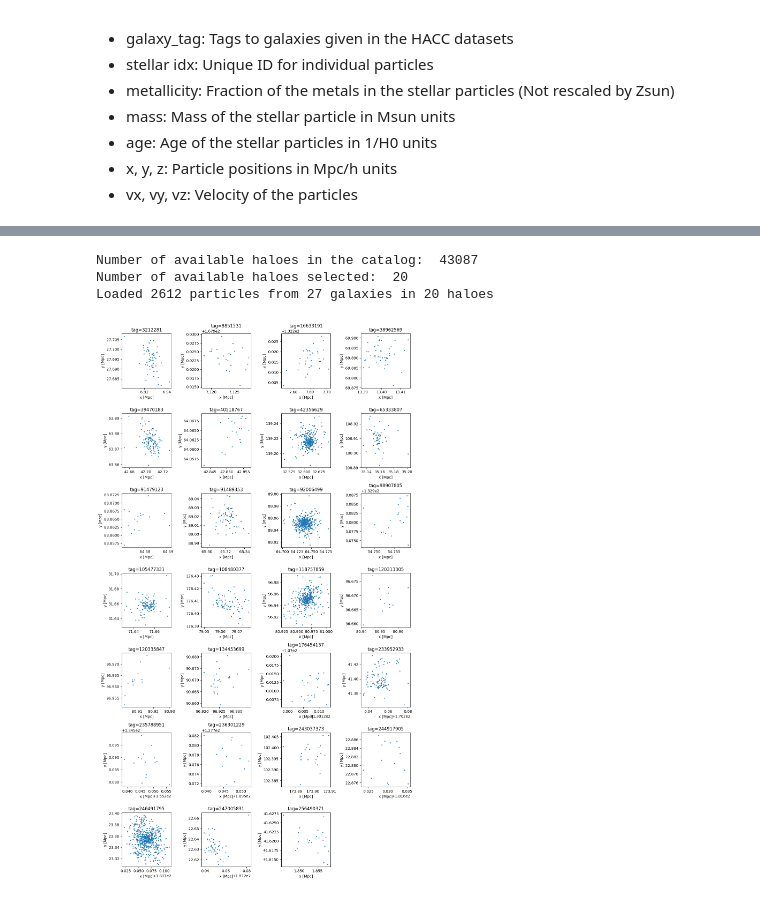
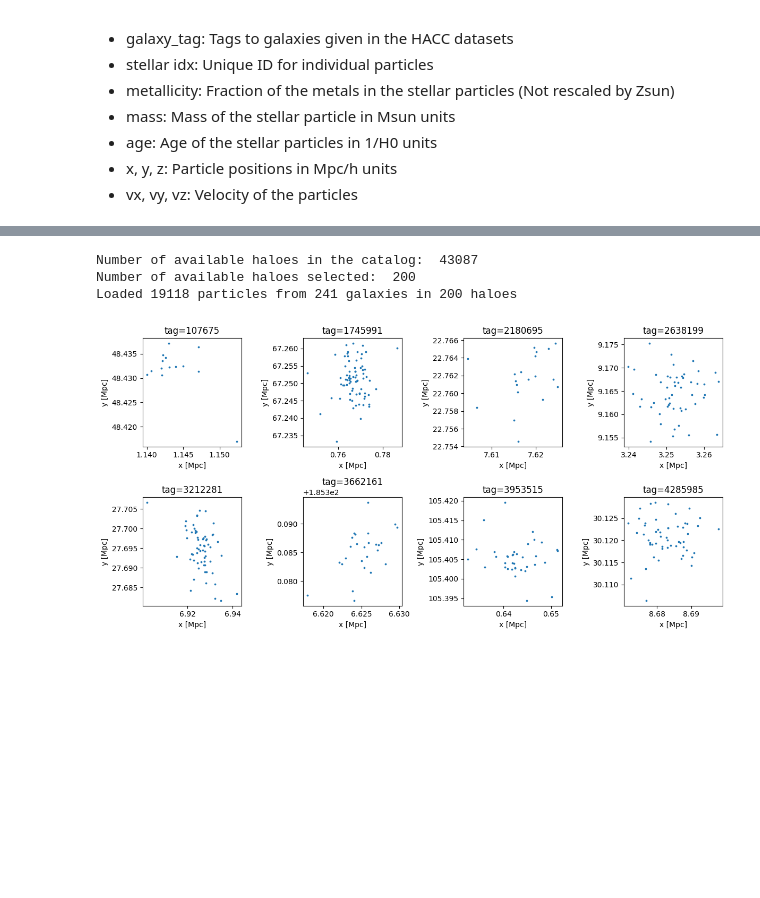
Before and after one commit to nesar/watercolor, a Jupyter notebook: nbs/01_load_sim_stellar_catalog.ipynb, the cells around one changed output, grey strips where cells are left out. Cells and saved outputs as stored; diff of their text form; code cells hidden in the pictures; blank space fills up the shorter version.

```diff
--- a/nbs/01_load_sim_stellar_catalog.ipynb
+++ b/nbs/01_load_sim_stellar_catalog.ipynb
@@ -192,7 +188,7 @@ def load_hacc_galaxy_data_opencosmo(particle_file_path: str = None,  # Input gal
     ###################################
     ### below lines can be edited to keep all haloes or a random selection of haloes
     np.random.seed(42)  # For reproducibility
-    num_random_halos = 20  # Number of random halos to select for testing
+    num_random_halos = 200  # Number of random halos to select for testing
     selected_random_indices = np.random.randint(0, np.unique(gal_properties.data["fof_halo_tag"]).size, num_random_halos) # Randomly select 10 halos for testing
     unique_fof_halo_tags_list = np.unique(gal_properties.data["fof_halo_tag"])[selected_random_indices] # Limiting to random 10 haloes for testing
     ####################################
@@ -296,36 +292,37 @@ fof_halo_tag, if_satellite, gal_tag, stellar_idx, metal, mass, age, x, y, z , vx
                                                                                                                     catalog_file_path=catalog_file_path)
 # %% [output]
 Number of available haloes in the catalog:  43087
-Number of available haloes selected:  20
-Loaded 2612 particles from 27 galaxies in 20 haloes
+Number of available haloes selected:  200
+Loaded 19118 particles from 241 galaxies in 200 haloes
 # %%
 #|eval: false
 
 tags = np.unique(gal_tag).astype(int)
-n_tags = len(tags)
+n_tags = 8 # len(tags)
+tags = tags[:n_tags]  # Limit to first n_tags for testing
 ncols = min(4, n_tags)
 nrows = -(-n_tags // ncols)  # integer ceiling without math.ceil
 
 fig, axes = plt.subplots(nrows, ncols, figsize=(3*ncols, 3*nrows))
 axes = np.atleast_2d(axes)
 
 for i, gal_tag_selected in enumerate(tags):
     r, c = divmod(i, ncols)
     ax = axes[r, c]
     gal_tag_cond = np.where(gal_tag == gal_tag_selected)
     ax.scatter(x[gal_tag_cond], y[gal_tag_cond], s=3, alpha=1.0)
     ax.set_title(f'tag={gal_tag_selected}')
     ax.set_xlabel('x [Mpc]')
     ax.set_ylabel('y [Mpc]')
 
 for j in range(i+1, nrows*ncols):
     r, c = divmod(j, ncols)
     axes[r, c].axis('off')
 
 plt.tight_layout()
 plt.show()
 # %% [output]
-[figure, old version]
+[figure, new version]
 # %%
 #|eval: false
 
```
Also changed, not shown: parts of 4 cells of this notebook, 11 other files.
